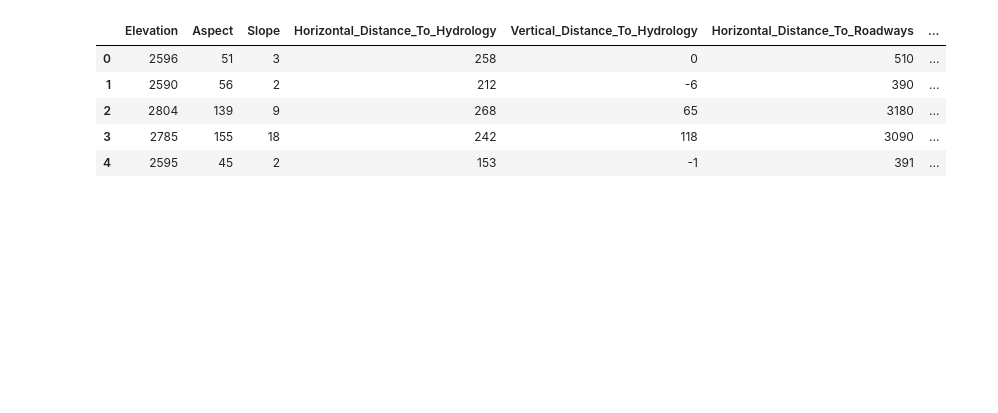
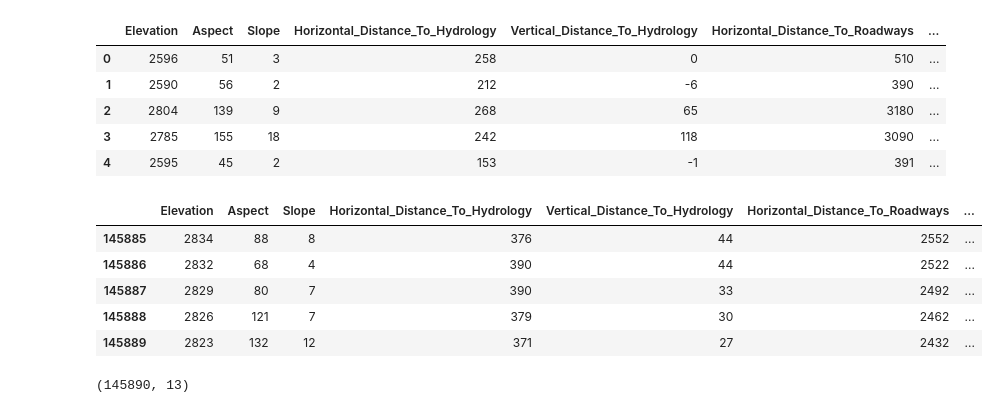
Before and after one commit to abishek-murugan/EcoType-Forest-Cover, a Jupyter notebook: notebooks/1_data_understanding.ipynb, the cells around one changed output. Saved outputs shown, nothing was run; the diff lists cells and outputs as text; code cells hidden in the pictures; blank space fills up the shorter version.

```diff
--- a/notebooks/1_data_understanding.ipynb
+++ b/notebooks/1_data_understanding.ipynb
@@ -11,3 +11,16 @@ df.head()
 | 2 | 2804 | 139 | 9 | 268 | 65 | 3180 | ... |
 | 3 | 2785 | 155 | 18 | 242 | 118 | 3090 | ... |
 | 4 | 2595 | 45 | 2 | 153 | -1 | 391 | ... |
+# %%
+df.tail()
+# %% [output]
+|  | Elevation | Aspect | Slope | Horizontal_Distance_To_Hydrology | Vertical_Distance_To_Hydrology | Horizontal_Distance_To_Roadways | ... |
+| 145885 | 2834 | 88 | 8 | 376 | 44 | 2552 | ... |
+| 145886 | 2832 | 68 | 4 | 390 | 44 | 2522 | ... |
+| 145887 | 2829 | 80 | 7 | 390 | 33 | 2492 | ... |
+| 145888 | 2826 | 121 | 7 | 379 | 30 | 2462 | ... |
+| 145889 | 2823 | 132 | 12 | 371 | 27 | 2432 | ... |
+# %%
+df.shape
+# %% [output]
+(145890, 13)
```
Also changed, not shown: parts of 13 cells of this notebook.
